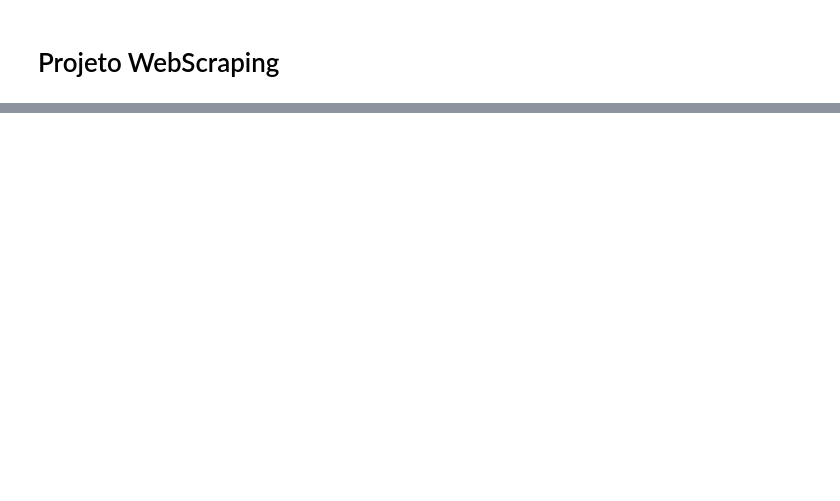
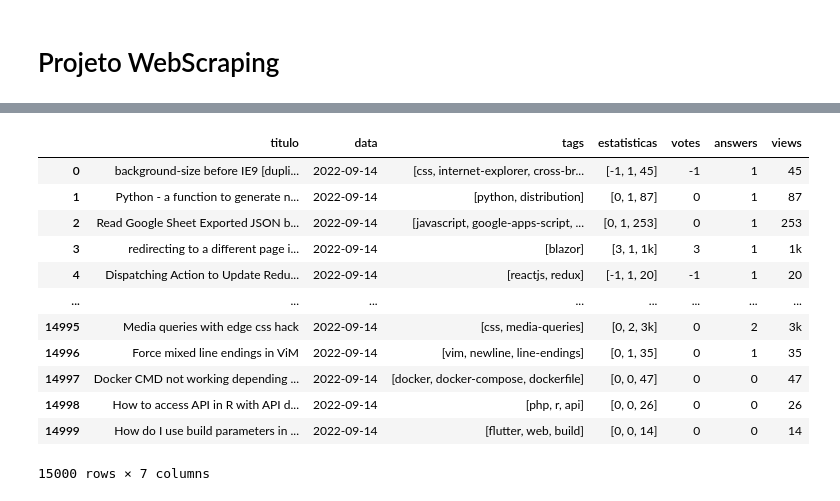
Before and after one commit to RicardoMourao-py/Extracao_StackOverFlow, a Jupyter notebook: extracao.ipynb, the cells around one changed output, grey strips where cells are left out. Cells and saved outputs as stored; diff of their text form; code cells hidden in the pictures; blank space fills up the shorter version.

Commit message:
Ajusta dados para ficarem limpos

```diff
--- a/extracao.ipynb
+++ b/extracao.ipynb
@@ -117,0 +109,9 @@ df
+# %%
+# Função lambda para extrair os valores da lista
+extract_values = lambda x: [item.text for item in x]
+
+# Aplicando a função lambda na coluna 'coluna1' e criando uma nova coluna 'coluna2'
+df['tags'] = df['Tags'].apply(lambda x: extract_values(x))
+
+# Exibindo o DataFrame resultante
+df
@@ -117,0 +132,9 @@ df
+# %%
+# Função lambda para extrair os valores da lista
+extract_values = lambda x: [item.text for item in x]
+
+# Aplicando a função lambda na coluna 'coluna1' e criando uma nova coluna 'coluna2'
+df['estatisticas'] = df['Estatisticas'].apply(lambda x: extract_values(x))
+
+# Exibindo o DataFrame resultante
+df
@@ -117,0 +155,2 @@ df
+# %%
+df = df.drop(columns = ['Tags', 'Estatisticas'])
@@ -117,0 +173,18 @@ df
+# %%
+df[['votes', 'answers', 'views']] = df['estatisticas'].apply(lambda x: pd.Series(x))
+# %%
+df
+# %% [output]
+|  | titulo | data | tags | estatisticas | votes | answers | views |
+| 0 | background-size before IE9 [dupli... | 2022-09-14 | [css, internet-explorer, cross-br... | [-1, 1, 45] | -1 | 1 | 45 |
+| 1 | Python - a function to generate n... | 2022-09-14 | [python, distribution] | [0, 1, 87] | 0 | 1 | 87 |
+| 2 | Read Google Sheet Exported JSON b... | 2022-09-14 | [javascript, google-apps-script, ... | [0, 1, 253] | 0 | 1 | 253 |
+| 3 | redirecting to a different page i... | 2022-09-14 | [blazor] | [3, 1, 1k] | 3 | 1 | 1k |
+| 4 | Dispatching Action to Update Redu... | 2022-09-14 | [reactjs, redux] | [-1, 1, 20] | -1 | 1 | 20 |
+| ... | ... | ... | ... | ... | ... | ... | ... |
+| 14995 | Media queries with edge css hack | 2022-09-14 | [css, media-queries] | [0, 2, 3k] | 0 | 2 | 3k |
+| 14996 | Force mixed line endings in ViM | 2022-09-14 | [vim, newline, line-endings] | [0, 1, 35] | 0 | 1 | 35 |
+| 14997 | Docker CMD not working depending ... | 2022-09-14 | [docker, docker-compose, dockerfile] | [0, 0, 47] | 0 | 0 | 47 |
+| 14998 | How to access API in R with API d... | 2022-09-14 | [php, r, api] | [0, 0, 26] | 0 | 0 | 26 |
+| 14999 | How do I use build parameters in ... | 2022-09-14 | [flutter, web, build] | [0, 0, 14] | 0 | 0 | 14 |
+15000 rows × 7 columns
```
Also changed, not shown: parts of 14 cells of this notebook.
